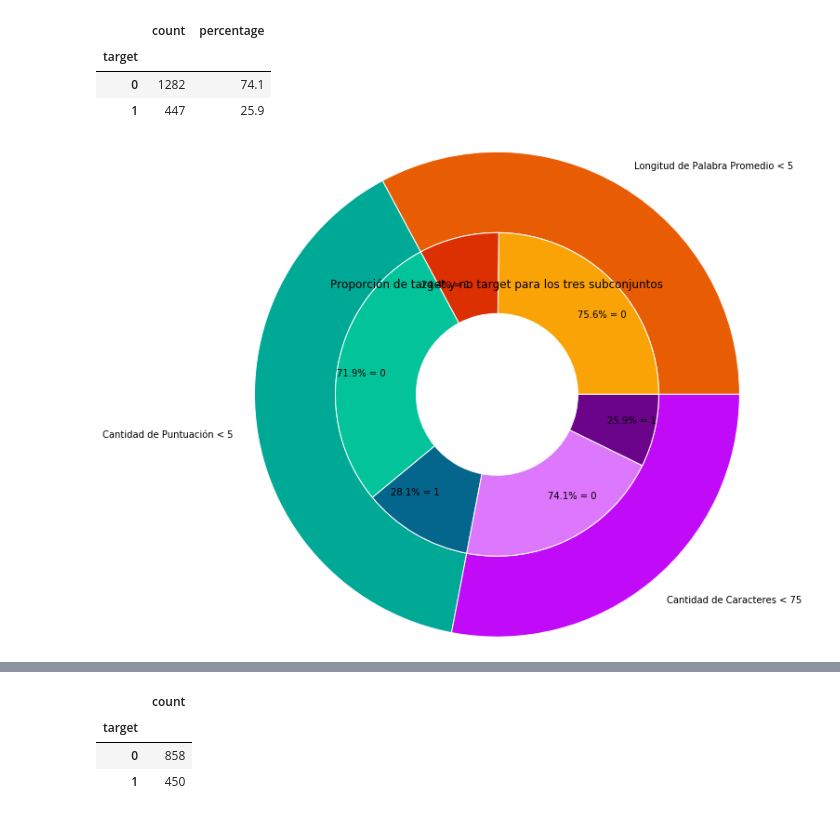
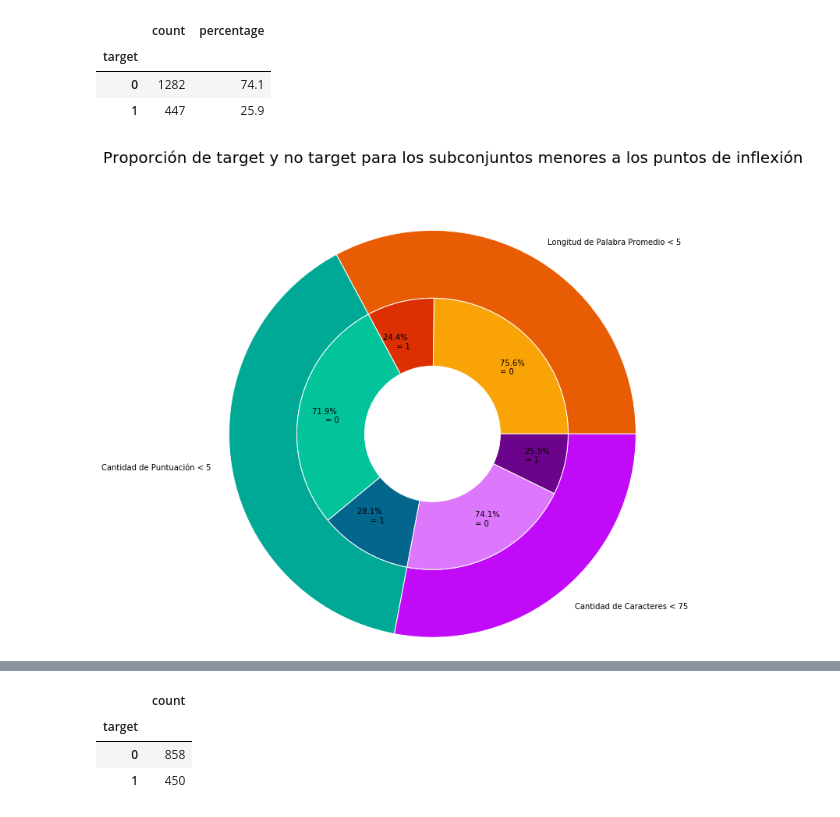
Before and after one commit to AlurrAldrey/OrgaDatosTP, a Jupyter notebook: tp1/CharCount_meanWordLen_PunctCount(LIMPIO).ipynb, the cells around one changed output, grey strips where cells are left out. Saved outputs shown, nothing was run; the diff lists cells and outputs as text; code cells hidden in the pictures.

Commit message:
correción nested pie charts
corregi el nested pie chart original  agregue otro en un documento aparte con los subconjuntos opuestos al original

```diff
--- a/tp1/CharCount_meanWordLen_PunctCount(LIMPIO).ipynb
+++ b/tp1/CharCount_meanWordLen_PunctCount(LIMPIO).ipynb
@@ -214,7 +214,8 @@ grouped_CC.head()
 fig, ax = plt.subplots()
 ax.axis('equal')
 width = 1
-ax.set(aspect="equal",title='Proporción de target y no target para los tres subconjuntos')
+#ax.set(aspect="equal",title='Proporción de target y no target para los tres subconjuntos')
+ax.text(0.3, 4, 'Proporción de target y no target para los subconjuntos menores a los puntos de inflexión', ha='center', fontsize=20)
 
 valsout = [train_MWL_lt_5['id'].count(),train_PC_lt_5['id'].count(),train_CC_lt_75['id'].count()]
 
@@ -223,40 +224,40 @@ cout = ['#e85d04','#00a896','#C10BF8']
 
 pie,_ = ax.pie(valsout,radius=3, labels=['Longitud de Palabra Promedio < 5'
                                            , 'Cantidad de Puntuación < 5'
                                            , 'Cantidad de Caracteres < 75'],
         colors = cout)
 plt.setp(pie,width=width, edgecolor='white')
 
 list_MWL_count = list(grouped_MWL['count'])
 list_PC_count = list(grouped_PC['count'])
 list_CC_count = list(grouped_CC['count'])
 
 list_MWL_perc = list(grouped_MWL['percentage'])
 list_PC_perc = list(grouped_PC['percentage'])
 list_CC_perc = list(grouped_CC['percentage'])
 
 valsin = [list_MWL_count[0], list_MWL_count[1], list_PC_count[0], list_PC_count[1], list_CC_count[0], list_CC_count[1]]
 labelsin =[
-    str(list_MWL_perc[0]) + '% = 0',
-    str(list_MWL_perc[1]) + '% = 1',
-    str(list_PC_perc[0]) + '% = 0',
-    str(list_PC_perc[1]) + '% = 1',
-    str(list_CC_perc[0]) + '% = 0',
-    str(list_CC_perc[1]) + '% = 1'
+    str(list_MWL_perc[0]) + '% \n= 0',
+    str(list_MWL_perc[1]) + '% \n= 1',
+    str(list_PC_perc[0]) + '% \n= 0',
+    str(list_PC_perc[1]) + '% \n= 1',
+    str(list_CC_perc[0]) + '% \n= 0',
+    str(list_CC_perc[1]) + '% \n= 1'
 ]
 
 cin = ['#faa307','#dc2f02','#02c39a','#05668d','#DD77FC','#6B048A']
 pie2, _ = ax.pie(valsin,
                 radius= 3-width,
                 labels=labelsin,
                 labeldistance=0.7,
                 colors=cin)
 
 
 plt.setp(pie2,width=width,edgecolor='white')
 plt.show()
 # %% [output]
-[figure, old version]
+[figure, new version]
 # %%
 #Combino los subconjuntos
 # %%
```
Also changed, not shown: 1 other file.
